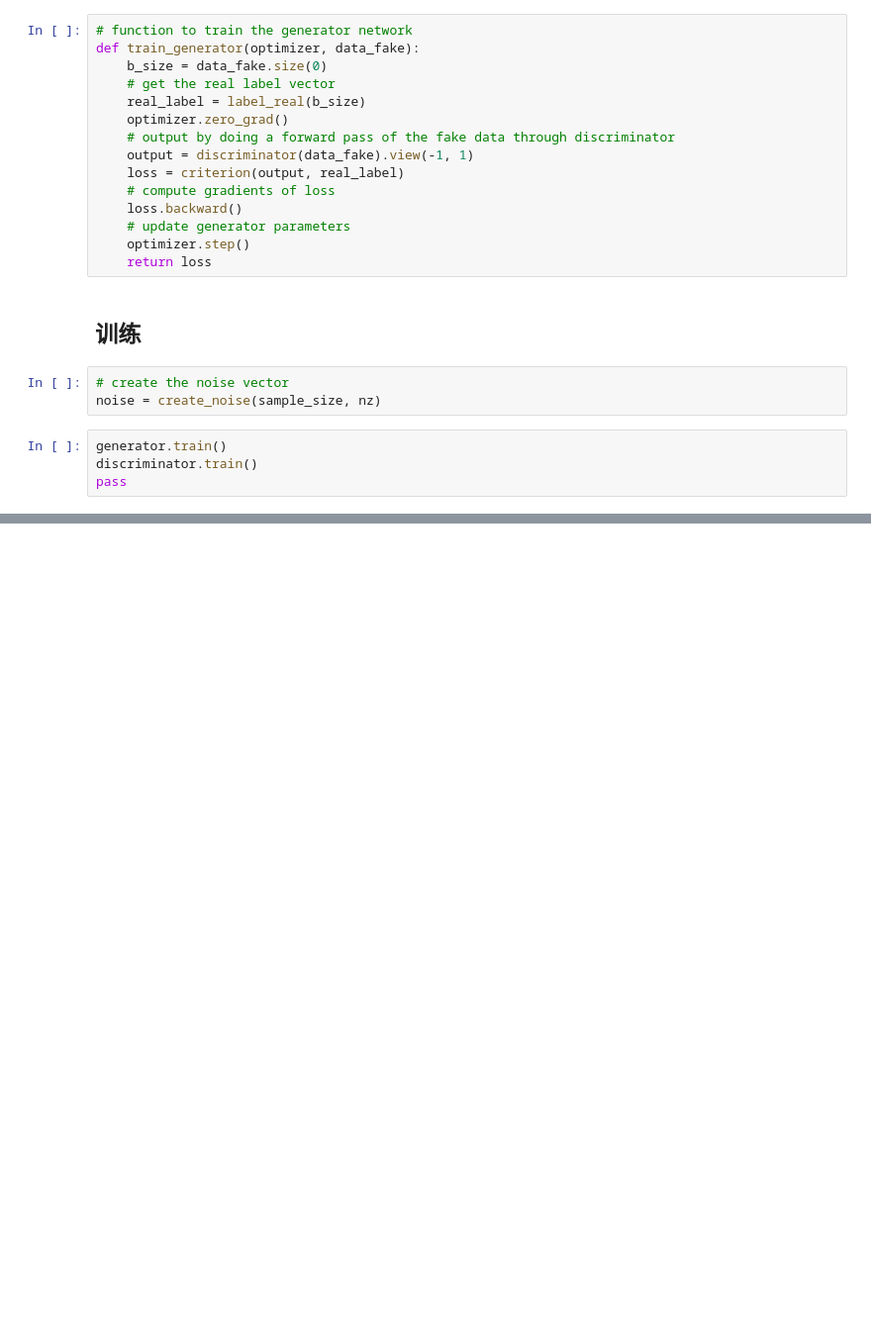
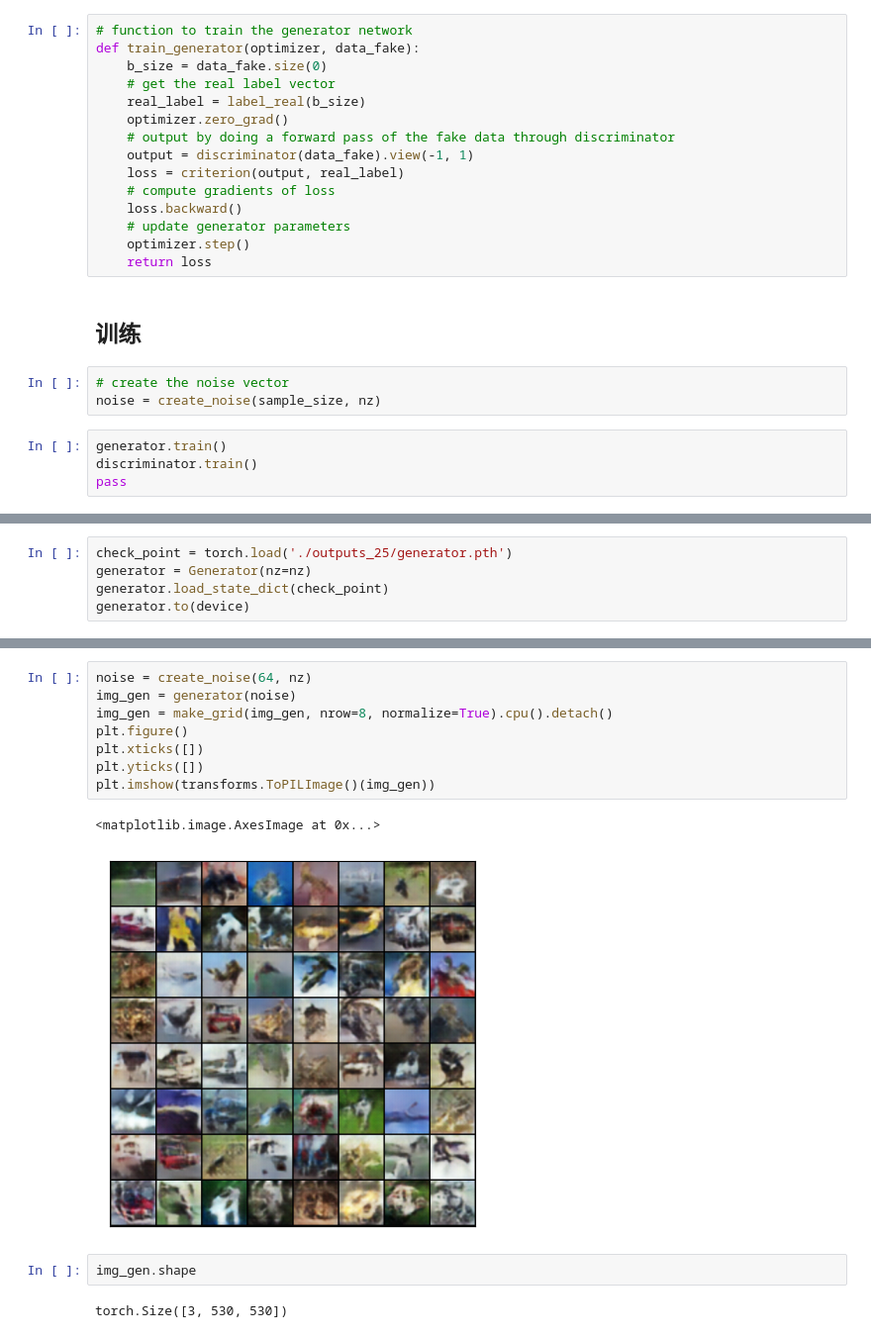
Before and after one commit to Ruizhuo-Xu/ML-Homework, a Jupyter notebook: GAN/DCGAN.ipynb, the cells around one changed output, grey strips where cells are left out. Shown at 99% size. Saved outputs shown, nothing was run; the diff lists cells and outputs as text; blank space fills up the shorter version.

```diff
--- a/GAN/DCGAN.ipynb
+++ b/GAN/DCGAN.ipynb
@@ -322,0 +338,5 @@ plt.show()
+# %%
+check_point = torch.load('./outputs_25/generator.pth')
+generator = Generator(nz=nz)
+generator.load_state_dict(check_point)
+generator.to(device)
@@ -322,0 +362,15 @@ plt.show()
+# %%
+noise = create_noise(64, nz)
+img_gen = generator(noise)
+img_gen = make_grid(img_gen, nrow=8, normalize=True).cpu().detach()
+plt.figure()
+plt.xticks([])
+plt.yticks([])
+plt.imshow(transforms.ToPILImage()(img_gen))
+# %% [output]
+<matplotlib.image.AxesImage at 0x...>
+[figure, added]
+# %%
+img_gen.shape
+# %% [output]
+torch.Size([3, 530, 530])
```
Also changed, not shown: parts of 8 cells of this notebook, 4 other files.
